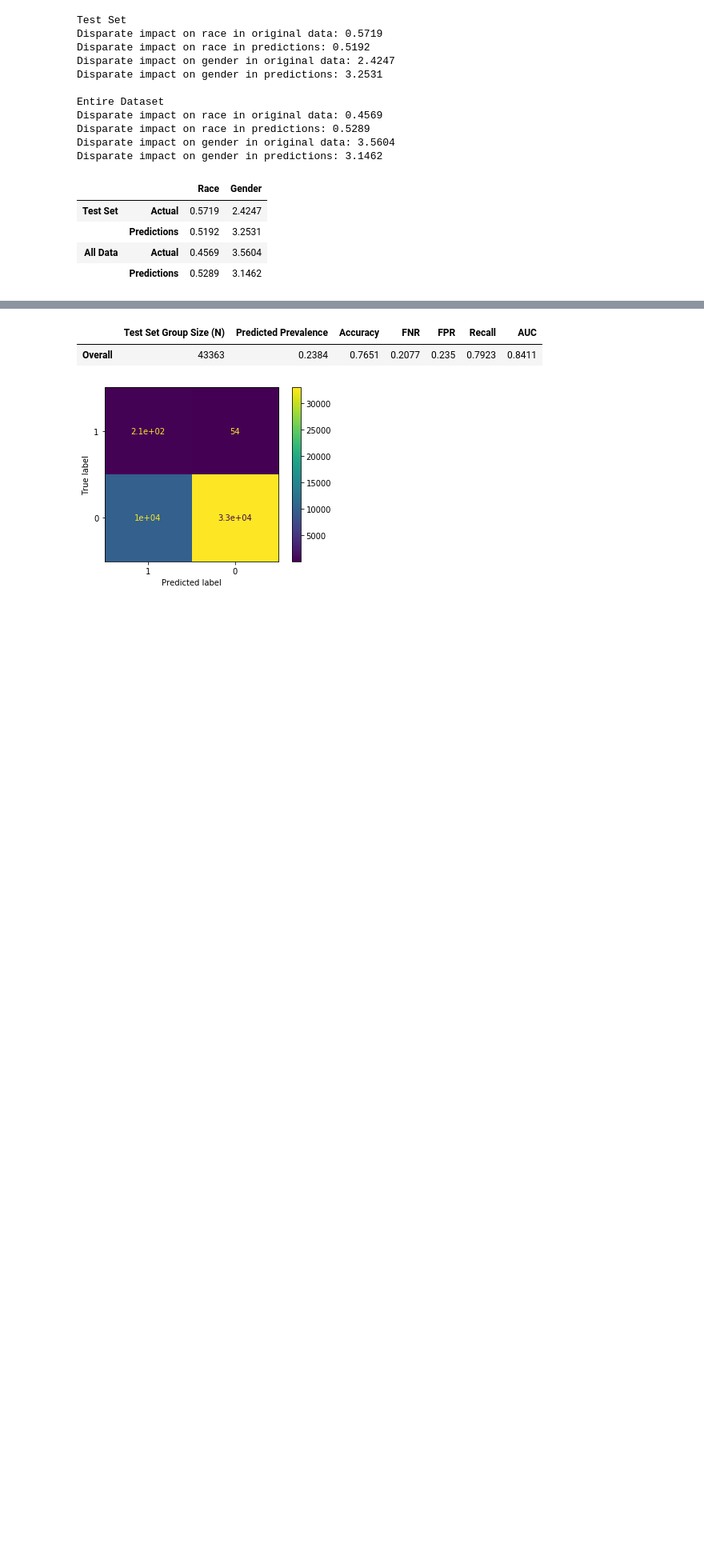
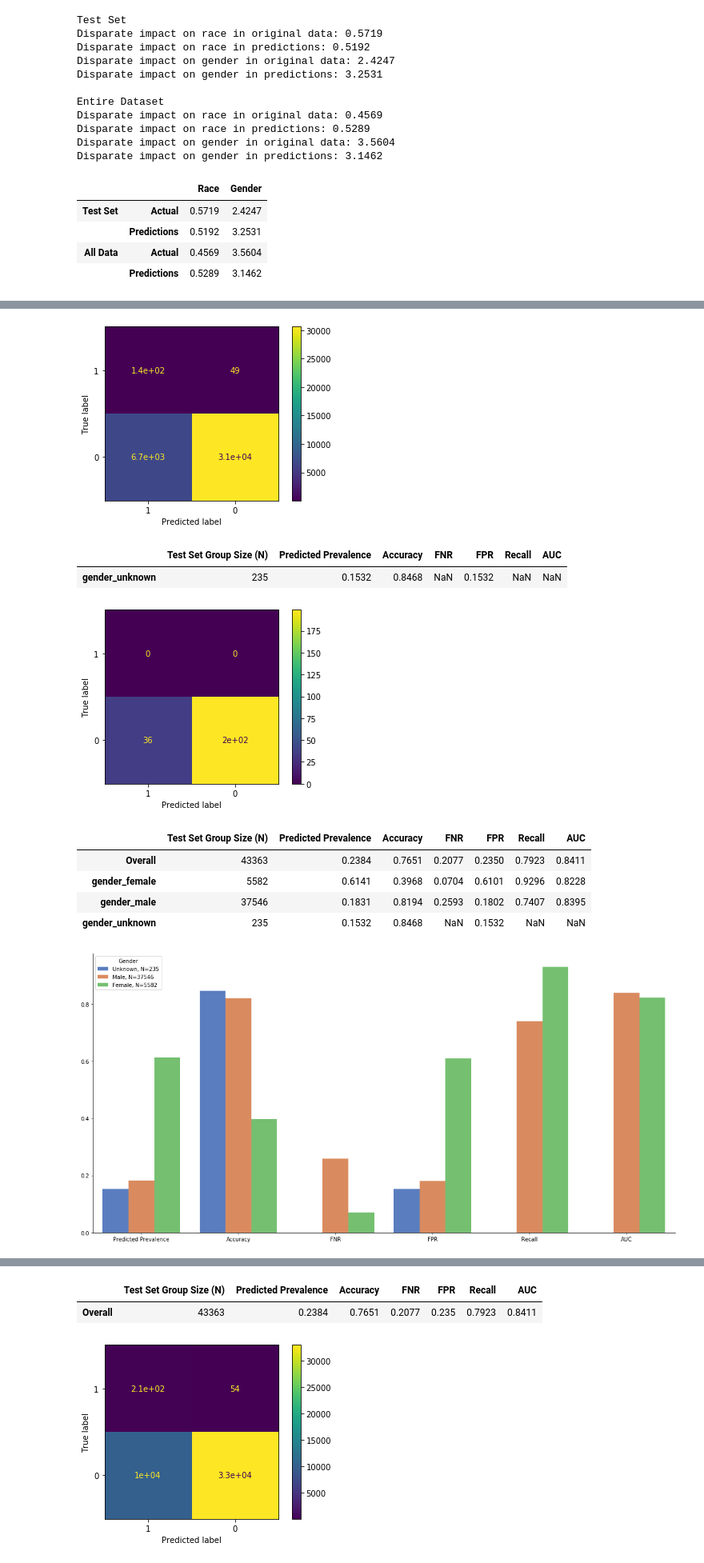
Before and after one commit to akrhea/mental-health-court-outcomes, a Jupyter notebook: Interpretability_Study/Fairness_Metrics.ipynb, the cells around one changed output, grey strips where cells are left out. Shown at 80% size. Drawn from its saved outputs; the diff is of its cells as text; code cells hidden in the pictures; blank space fills up the shorter version.

```diff
--- a/Interpretability_Study/Fairness_Metrics.ipynb
+++ b/Interpretability_Study/Fairness_Metrics.ipynb
@@ -316,6 +334,8 @@ def subgroup_stats(category1, category2=None):
                     # get stats if subset not empty
                     sub_stats = get_stats(X_sub, edges)
                     total_stats = pd.concat([total_stats, sub_stats])
+
     display(total_stats)
     print('\n')
-    return
+
+    return total_stats
@@ -390,0 +418,4 @@ race_albino
+# %%
+gender_stats = subgroup_stats('gender')
+plot_stats(gender_stats)
+# %% [output]
@@ -390,0 +430,10 @@ race_albino
+[figure, added]
+|  | Test Set Group Size (N) | Predicted Prevalence | Accuracy | FNR | FPR | Recall | AUC |
+| gender_unknown | 235 | 0.1532 | 0.8468 | NaN | 0.1532 | NaN | NaN |
+[figure, added]
+|  | Test Set Group Size (N) | Predicted Prevalence | Accuracy | FNR | FPR | Recall | AUC |
+| Overall | 43363 | 0.2384 | 0.7651 | 0.2077 | 0.2350 | 0.7923 | 0.8411 |
+| gender_female | 5582 | 0.6141 | 0.3968 | 0.0704 | 0.6101 | 0.9296 | 0.8228 |
+| gender_male | 37546 | 0.1831 | 0.8194 | 0.2593 | 0.1802 | 0.7407 | 0.8395 |
+| gender_unknown | 235 | 0.1532 | 0.8468 | NaN | 0.1532 | NaN | NaN |
+[figure, added]
```
Also changed, not shown: parts of 11 cells of this notebook.
